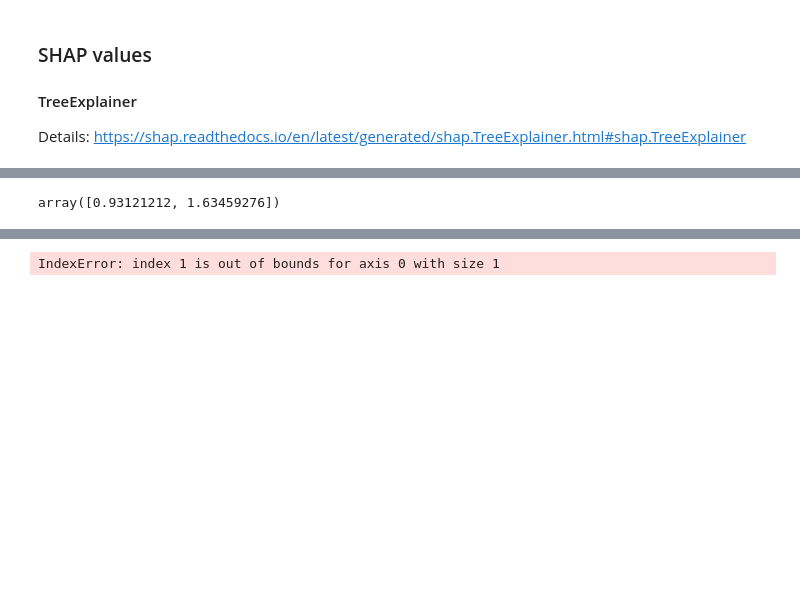
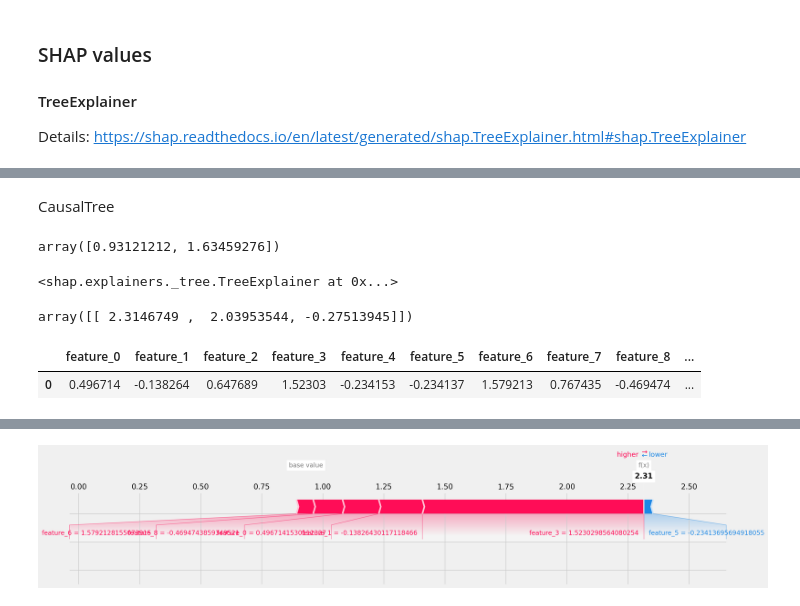
Before and after one commit to uber/causalml, a Jupyter notebook: docs/examples/causal_trees_interpretation.ipynb, the cells around one changed output, grey strips where cells are left out. Drawn from its saved outputs; the diff is of its cells as text; code cells hidden in the pictures; blank space fills up the shorter version.

```diff
--- a/docs/examples/causal_trees_interpretation.ipynb
+++ b/docs/examples/causal_trees_interpretation.ipynb
@@ -129,17 +133,39 @@ shap.__version__
+# %% [markdown]
+CausalTree
 # %%
 tree_explainer = shap.TreeExplainer(ctree)
 # Expected values for treatment=0 and treatment=1. i.e. Y|X,T=0 and Y|X,T=1
 tree_explainer.expected_value
 # %% [output]
 array([0.93121212, 1.63459276])
+# %%
+tree_explainer
+# %% [output]
+<shap.explainers._tree.TreeExplainer at 0x...>
+# %%
+# (Y|X,T=0, Y|X,T=1,  [Y|X,T=1] - [Y|X,T=0])
+ctree.predict(observation, with_outcomes=True)
+# %% [output]
+array([[ 2.3146749 ,  2.03953544, -0.27513945]])
+# %%
+observation
+# %% [output]
+|  | feature_0 | feature_1 | feature_2 | feature_3 | feature_4 | feature_5 | feature_6 | feature_7 | feature_8 | ... |
+| 0 | 0.496714 | -0.138264 | 0.647689 | 1.52303 | -0.234153 | -0.234137 | 1.579213 | 0.767435 | -0.469474 | ... |
 # %%
+# CausalTree
 # Tree Explainer for treatment=0
 shap.initjs()
+
+treatment_idx = 0
 shap_values = tree_explainer.shap_values(observation)
-shap.force_plot(tree_explainer.expected_value[0],
-                shap_values[0],
-                observation)
+shap.force_plot(
+    base_value=np.array([tree_explainer.expected_value[treatment_idx]]),
+    shap_values=shap_values[:, :, treatment_idx],
+    features=observation,
+    matplotlib=True
+)
 # %% [output]
 [interactive output not drawn]
-IndexError: index 1 is out of bounds for axis 0 with size 1
+[figure, added]
 # %%
```
Also changed, not shown: parts of 26 cells of this notebook.
